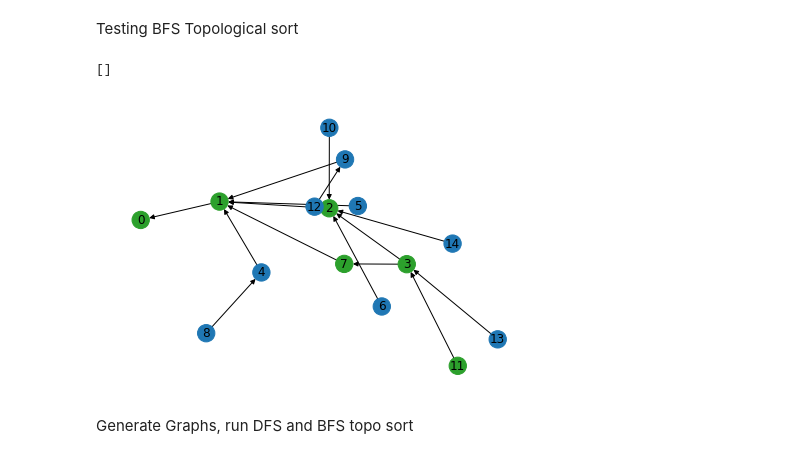
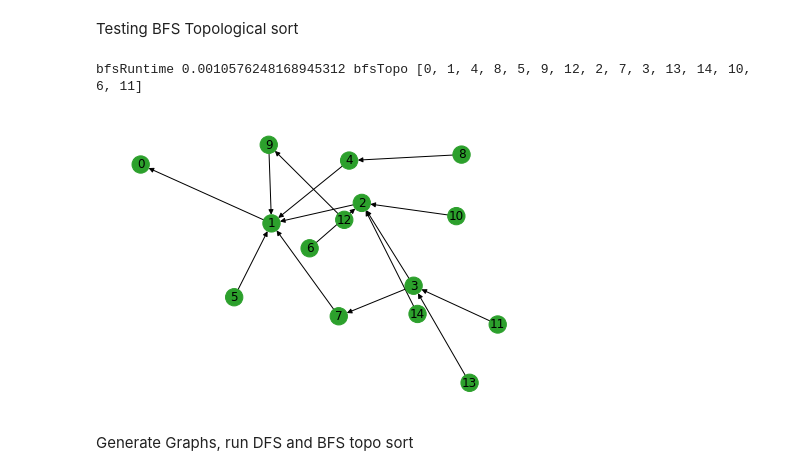
Before and after one commit to andjeya/ECE608, a Jupyter notebook: topo.ipynb, the cells around one changed output. Cells and saved outputs as stored; diff of their text form; code cells hidden in the pictures.

Commit message:
working implementation of bfs topological sort

```diff
--- a/topo.ipynb
+++ b/topo.ipynb
@@ -142,17 +142,35 @@ def bfsVisit(node, graph):
             node = queue.pop(0)
 
     return topoList
+
+# RUN BFS TOPOLOGICAL SORT
+def bfsTopo(bfsGraph):
+    timestep = 0
+    # randomize the list of nodes in the graph before looping through them. This reduces the likelyhood of simply traversing the graph from the bottom up, making toposort less interesting
+    randomizedBFSGraphNodes = list(bfsGraph.nodes)
+    random.shuffle(randomizedBFSGraphNodes) # our randomized list of all nodes in the graph
+    topoList = [] # will store our topological order of visited nodes
+    # BEGIN TIMING
+    bfst0 = time.time()
+    for node in randomizedBFSGraphNodes: # page 53 lecture note 6
+        if not (nx.get_node_attributes(bfsGraph, 'color')[node]=='tab:green'): # means we didn't visit it before
+            topoList, nodeUnused, timestep = dfsVisit(node, bfsGraph, timestep, topoList) # run DFS starting from this node, record topological ordering
+    # END TIMING
+    bfst1 = time.time()
+    bfs_runtime = bfst1-bfst0
+    return bfs_runtime, topoList
 # %% [markdown]
 Testing BFS Topological sort
 # %%
 graphTest = genGraph(15, 'gn_graph')
 graphTest.add_edge(3,7)
-bfstopo = bfsVisit(11,graphTest)
-print(bfstopo)
+#bfstopo = bfsVisit(11,graphTest)
+bfsRuntime, bfstopo = bfsTopo(graphTest)
+print("bfsRuntime " + str(bfsRuntime) + " bfsTopo " + str(bfstopo))
 nx.draw(graphTest, node_color=nx.get_node_attributes(graphTest, 'color').values(), with_labels=True)
 # %% [output]
-[]
+bfsRuntime 0.0010576248168945312 bfsTopo [0, 1, 4, 8, 5, 9, 12, 2, 7, 3, 13, 14, 10, 6, 11]
-[figure, old version]
+[figure, new version]
 # %% [markdown]
 Generate Graphs, run DFS and BFS topo sort
 # %%
```
